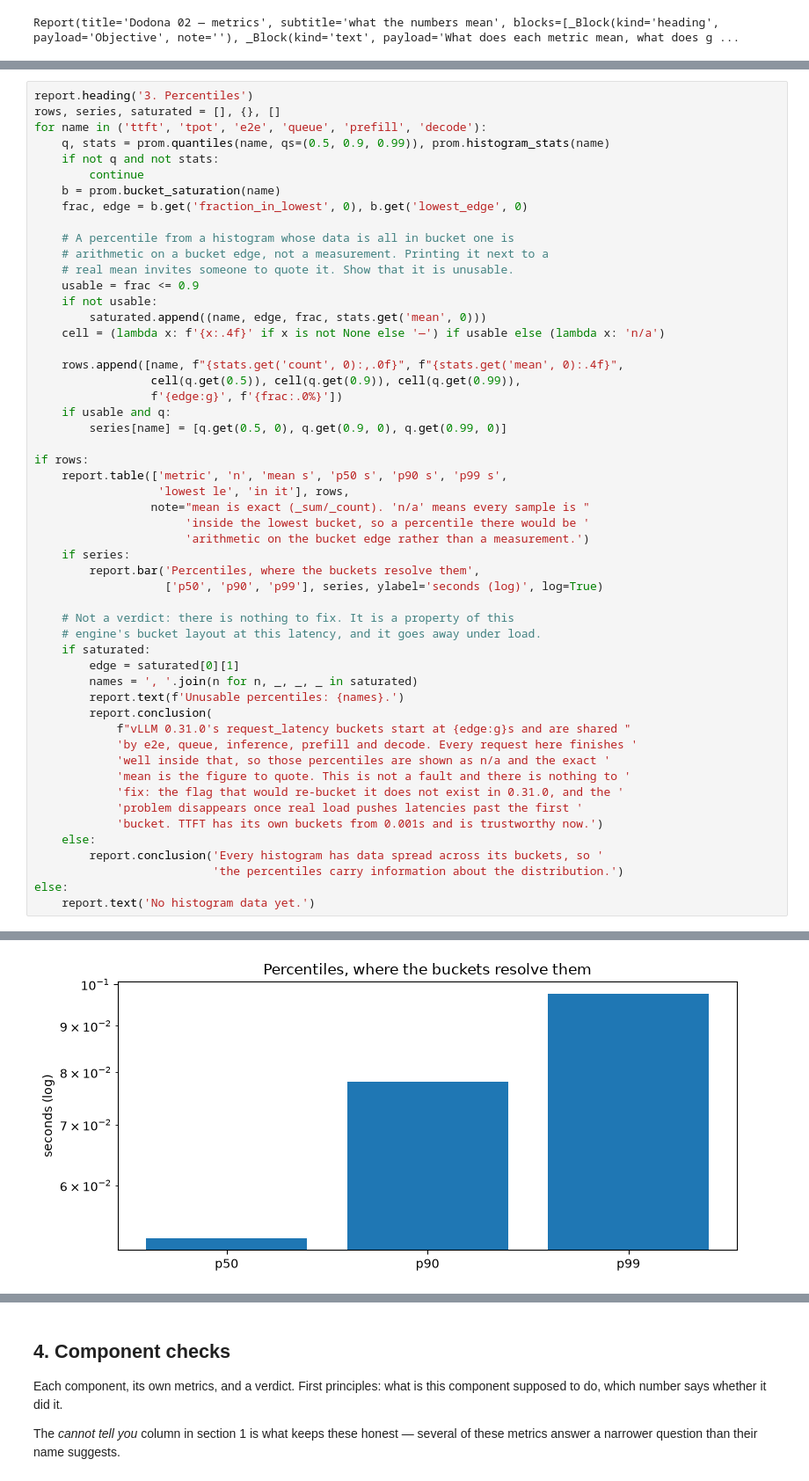
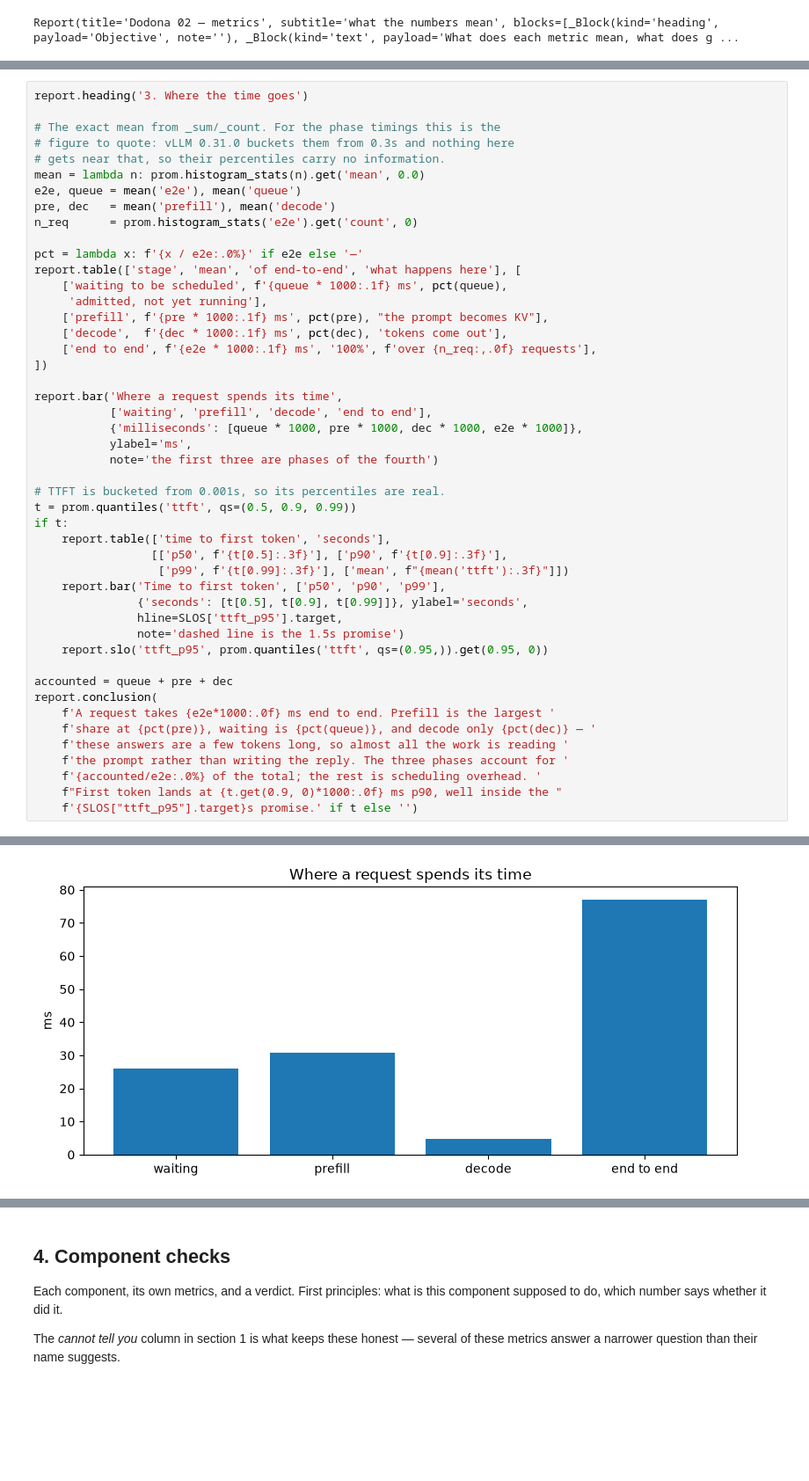
Before and after one commit to harshuljain13/Dodona, a Jupyter notebook: benchmarking/02-metrics/notebook.ipynb, the cells around one changed output, grey strips where cells are left out. Shown at 88% size. Drawn from its saved outputs; the diff is of its cells as text; blank space fills up the shorter version.

```diff
--- a/benchmarking/02-metrics/notebook.ipynb
+++ b/benchmarking/02-metrics/notebook.ipynb
@@ -175,54 +170,48 @@ is. A p50 of 0.3s with a p99 of 8s is a system that works until it doesn't.
 # %%
-report.heading('3. Percentiles')
-rows, series, saturated = [], {}, []
-for name in ('ttft', 'tpot', 'e2e', 'queue', 'prefill', 'decode'):
-    q, stats = prom.quantiles(name, qs=(0.5, 0.9, 0.99)), prom.histogram_stats(name)
-    if not q and not stats:
-        continue
-    b = prom.bucket_saturation(name)
-    frac, edge = b.get('fraction_in_lowest', 0), b.get('lowest_edge', 0)
+report.heading('3. Where the time goes')
 
-    # A percentile from a histogram whose data is all in bucket one is
-    # arithmetic on a bucket edge, not a measurement. Printing it next to a
-    # real mean invites someone to quote it. Show that it is unusable.
-    usable = frac <= 0.9
-    if not usable:
-        saturated.append((name, edge, frac, stats.get('mean', 0)))
-    cell = (lambda x: f'{x:.4f}' if x is not None else '—') if usable else (lambda x: 'n/a')
+# The exact mean from _sum/_count. For the phase timings this is the
+# figure to quote: vLLM 0.31.0 buckets them from 0.3s and nothing here
+# gets near that, so their percentiles carry no information.
+mean = lambda n: prom.histogram_stats(n).get('mean', 0.0)
+e2e, queue = mean('e2e'), mean('queue')
+pre, dec   = mean('prefill'), mean('decode')
+n_req      = prom.histogram_stats('e2e').get('count', 0)
 
-    rows.append([name, f"{stats.get('count', 0):,.0f}", f"{stats.get('mean', 0):.4f}",
-                 cell(q.get(0.5)), cell(q.get(0.9)), cell(q.get(0.99)),
-                 f'{edge:g}', f'{frac:.0%}'])
-    if usable and q:
-        series[name] = [q.get(0.5, 0), q.get(0.9, 0), q.get(0.99, 0)]
+pct = lambda x: f'{x / e2e:.0%}' if e2e else '—'
+report.table(['stage', 'mean', 'of end-to-end', 'what happens here'], [
+    ['waiting to be scheduled', f'{queue * 1000:.1f} ms', pct(queue),
+     'admitted, not yet running'],
+    ['prefill', f'{pre * 1000:.1f} ms', pct(pre), "the prompt becomes KV"],
+    ['decode',  f'{dec * 1000:.1f} ms', pct(dec), 'tokens come out'],
+    ['end to end', f'{e2e * 1000:.1f} ms', '100%', f'over {n_req:,.0f} requests'],
+])
 
-if rows:
-    report.table(['metric', 'n', 'mean s', 'p50 s', 'p90 s', 'p99 s',
-                  'lowest le', 'in it'], rows,
-                 note="mean is exact (_sum/_count). 'n/a' means every sample is "
-                      'inside the lowest bucket, so a percentile there would be '
-                      'arithmetic on the bucket edge rather than a measurement.')
-    if series:
-        report.bar('Percentiles, where the buckets resolve them',
-                   ['p50', 'p90', 'p99'], series, ylabel='seconds (log)', log=True)
+report.bar('Where a request spends its time',
+           ['waiting', 'prefill', 'decode', 'end to end'],
+           {'milliseconds': [queue * 1000, pre * 1000, dec * 1000, e2e * 1000]},
+           ylabel='ms',
+           note='the first three are phases of the fourth')
 
-    # Not a verdict: there is nothing to fix. It is a property of this
-    # engine's bucket layout at this latency, and it goes away under load.
-    if saturated:
-        edge = saturated[0][1]
-        names = ', '.join(n for n, _, _, _ in saturated)
-        report.text(f'Unusable percentiles: {names}.')
-        report.conclusion(
-            f"vLLM 0.31.0's request_latency buckets start at {edge:g}s and are shared "
-            'by e2e, queue, inference, prefill and decode. Every request here finishes '
-            'well inside that, so those percentiles are shown as n/a and the exact '
-            'mean is the figure to quote. This is not a fault and there is nothing to '
-            'fix: the flag that would re-bucket it does not exist in 0.31.0, and the '
-            'problem disappears once real load pushes latencies past the first '
-            'bucket. TTFT has its own buckets from 0.001s and is trustworthy now.')
-    else:
-        report.conclusion('Every histogram has data spread across its buckets, so '
-                          'the percentiles carry information about the distribution.')
-else:
-    report.text('No histogram data yet.')
+# TTFT is bucketed from 0.001s, so its percentiles are real.
+t = prom.quantiles('ttft', qs=(0.5, 0.9, 0.99))
+if t:
+    report.table(['time to first token', 'seconds'],
+                 [['p50', f'{t[0.5]:.3f}'], ['p90', f'{t[0.9]:.3f}'],
+                  ['p99', f'{t[0.99]:.3f}'], ['mean', f"{mean('ttft'):.3f}"]])
+    report.bar('Time to first token', ['p50', 'p90', 'p99'],
+               {'seconds': [t[0.5], t[0.9], t[0.99]]}, ylabel='seconds',
+               hline=SLOS['ttft_p95'].target,
+               note='dashed line is the 1.5s promise')
+    report.slo('ttft_p95', prom.quantiles('ttft', qs=(0.95,)).get(0.95, 0))
+
+accounted = queue + pre + dec
+report.conclusion(
+    f'A request takes {e2e*1000:.0f} ms end to end. Prefill is the largest '
+    f'share at {pct(pre)}, waiting is {pct(queue)}, and decode only {pct(dec)} — '
+    f'these answers are a few tokens long, so almost all the work is reading '
+    f'the prompt rather than writing the reply. The three phases account for '
+    f'{accounted/e2e:.0%} of the total; the rest is scheduling overhead. '
+    f"First token lands at {t.get(0.9, 0)*1000:.0f} ms p90, well inside the "
+    f'{SLOS["ttft_p95"].target}s promise.' if t else '')
 # %% [output]
@@ -239 +226 @@ else:
-[figure, old version]
+[figure, new version]
```
Also changed, not shown: parts of 5 cells of this notebook, 2 other files.
